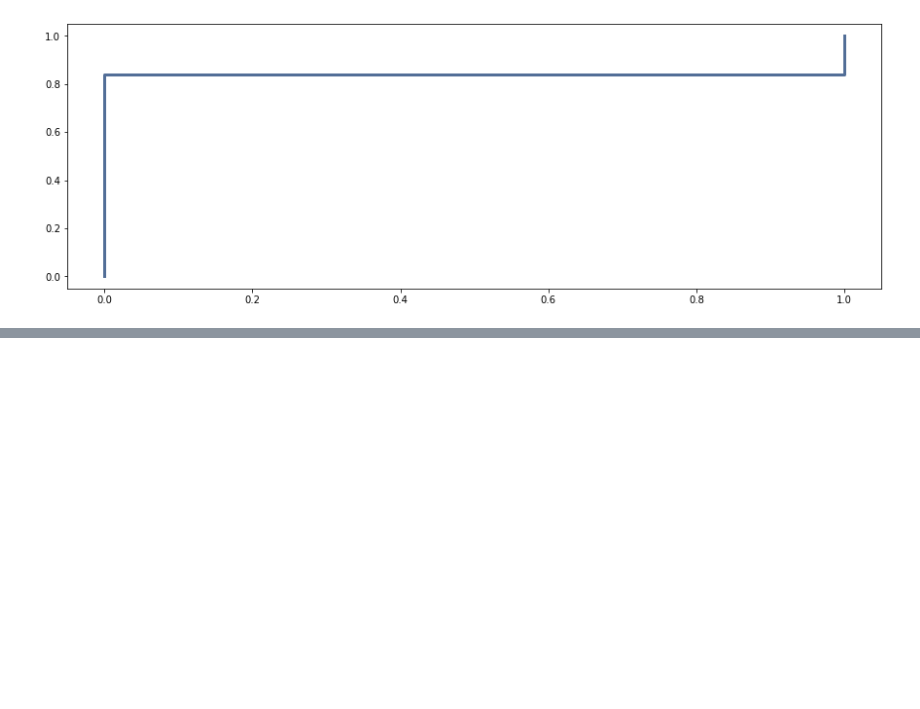
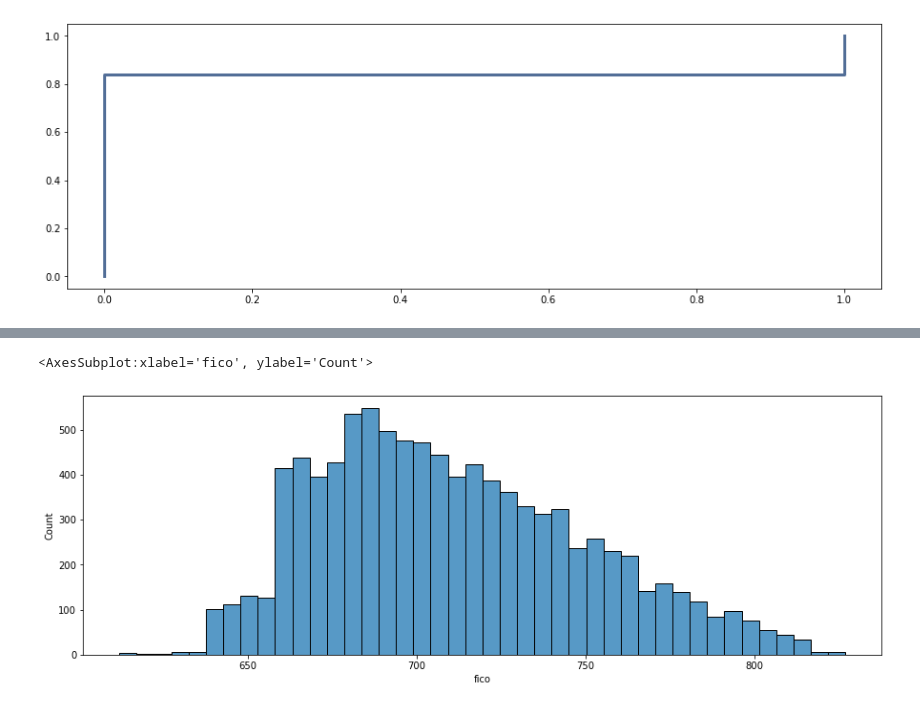
Before and after one commit to SidhST12/DATA_3450_Quiz_2, a Jupyter notebook: quiz_2_1221_start.ipynb, the cells around one changed output, grey strips where cells are left out. Saved outputs shown, nothing was run; the diff lists cells and outputs as text; code cells hidden in the pictures; blank space fills up the shorter version.

```diff
--- a/quiz_2_1221_start.ipynb
+++ b/quiz_2_1221_start.ipynb
@@ -367,0 +380,5 @@ thinkplot.cdf(new_obj1)
+# %%
+sns.histplot(dfs["fico"])
+# %% [output]
+<AxesSubplot:xlabel='fico', ylabel='Count'>
+[figure, added]
```
Also changed, not shown: parts of 4 cells of this notebook.
